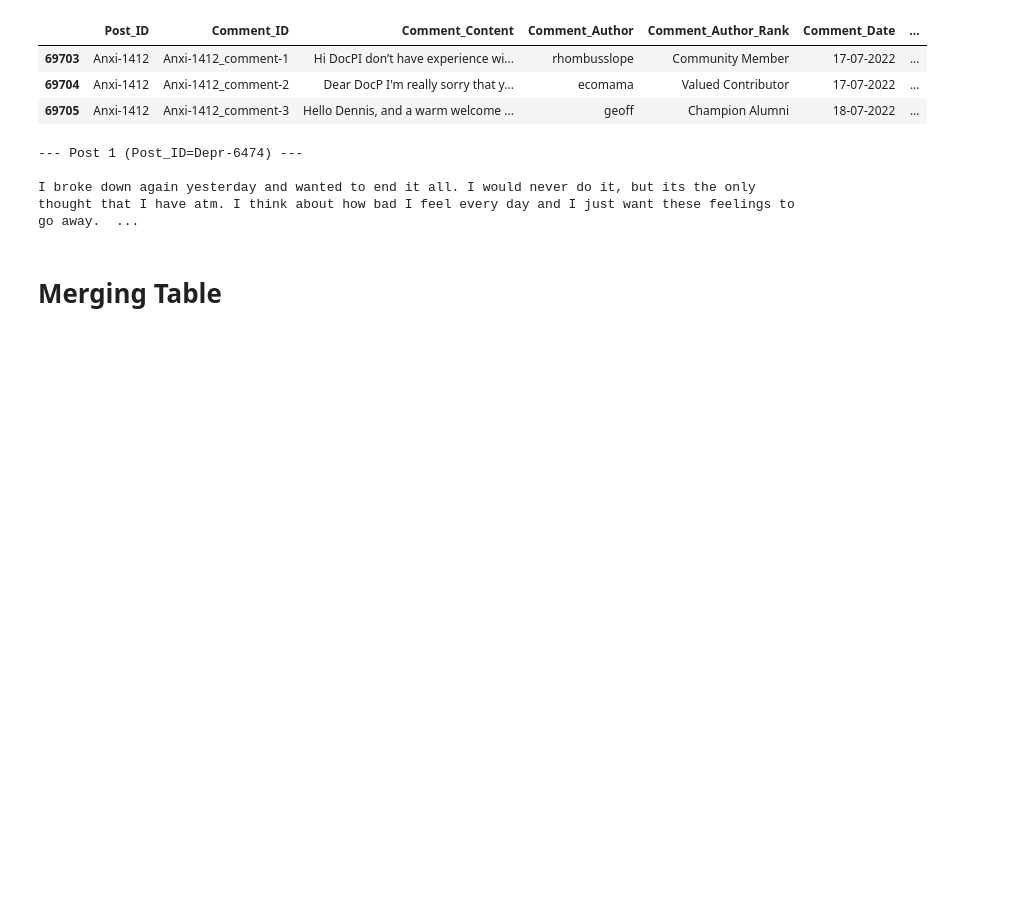
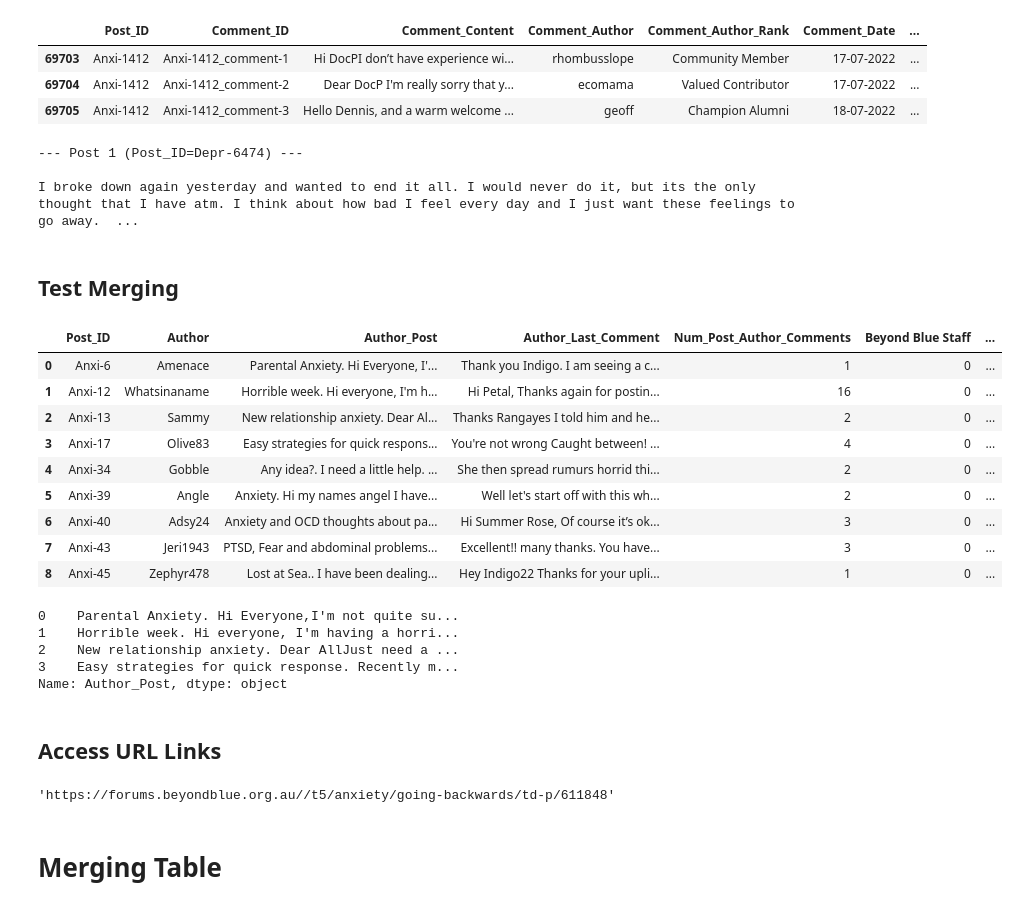
Before and after one commit to PutraAryotama/research_project, a Jupyter notebook: generate_post_comments_table.ipynb, the cells around one changed output. Cells and saved outputs as stored; diff of their text form; code cells hidden in the pictures; blank space fills up the shorter version.

```diff
--- a/generate_post_comments_table.ipynb
+++ b/generate_post_comments_table.ipynb
@@ -430,6 +412,37 @@ else:
 --- Post 1 (Post_ID=Depr-6474) ---
 
 I broke down again yesterday and wanted to end it all. I would never do it, but its the only thought that I have atm. I think about how bad I feel every day and I just want these feelings to go away.  ...
+# %% [markdown]
+## Test Merging
+# %%
+post_sample_merge = posts_df[:50]
+sample_merged_table = merge_table(post_sample_merge, comments_df, max_14_days=True)
+sample_merged_table
+# %% [output]
+|  | Post_ID | Author | Author_Post | Author_Last_Comment | Num_Post_Author_Comments | Beyond Blue Staff | ... |
+| 0 | Anxi-6 | Amenace | Parental Anxiety. Hi Everyone, I'... | Thank you Indigo. I am seeing a c... | 1 | 0 | ... |
+| 1 | Anxi-12 | Whatsinaname | Horrible week. Hi everyone, I'm h... | Hi Petal, Thanks again for postin... | 16 | 0 | ... |
+| 2 | Anxi-13 | Sammy | New relationship anxiety. Dear Al... | Thanks Rangayes I told him and he... | 2 | 0 | ... |
+| 3 | Anxi-17 | Olive83 | Easy strategies for quick respons... | You're not wrong Caught between! ... | 4 | 0 | ... |
+| 4 | Anxi-34 | Gobble | Any idea?. I need a little help. ... | She then spread rumurs horrid thi... | 2 | 0 | ... |
+| 5 | Anxi-39 | Angle | Anxiety. Hi my names angel I have... | Well let's start off with this wh... | 2 | 0 | ... |
+| 6 | Anxi-40 | Adsy24 | Anxiety and OCD thoughts about pa... | Hi Summer Rose, Of course it’s ok... | 3 | 0 | ... |
+| 7 | Anxi-43 | Jeri1943 | PTSD, Fear and abdominal problems... | Excellent!! many thanks. You have... | 3 | 0 | ... |
+| 8 | Anxi-45 | Zephyr478 | Lost at Sea.. I have been dealing... | Hey Indigo22 Thanks for your upli... | 1 | 0 | ... |
+# %%
+sample_merged_table['Author_Post']
+# %% [output]
+0    Parental Anxiety. Hi Everyone,I'm not quite su...
+1    Horrible week. Hi everyone, I'm having a horri...
+2    New relationship anxiety. Dear AllJust need a ...
+3    Easy strategies for quick response. Recently m...
+Name: Author_Post, dtype: object
+# %% [markdown]
+## Access URL Links
+# %%
+get_post_url('Anxi-8', posts_df)
+# %% [output]
+'https://forums.beyondblue.org.au//t5/anxiety/going-backwards/td-p/611848'
 # %% [markdown]
 # Merging Table
 # %% [markdown]
```
Also changed, not shown: parts of 14 cells of this notebook, 2 other files.
